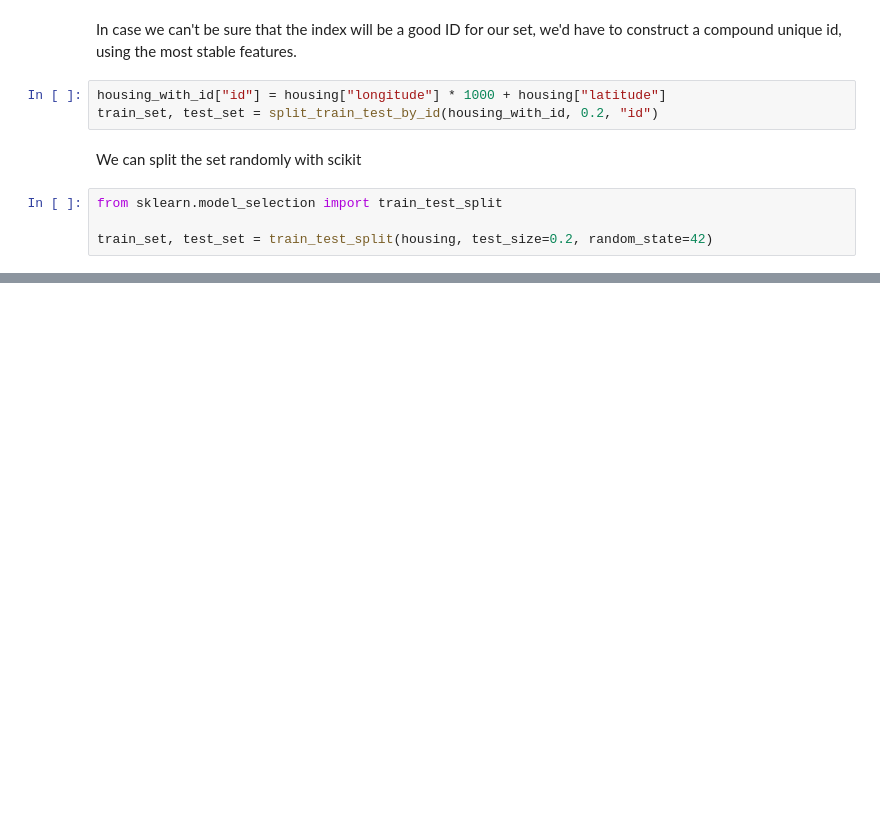
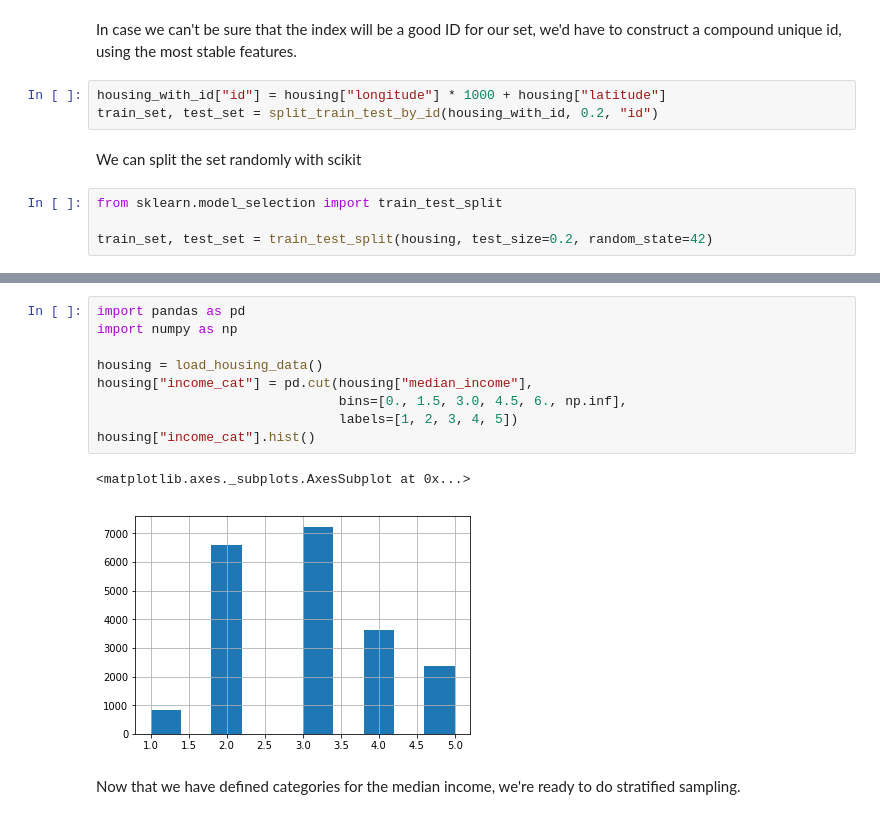
Before and after one commit to 0x5d/ml, a Jupyter notebook: hands-on-ml/housing.ipynb, the cells around one changed output, grey strips where cells are left out. Drawn from its saved outputs; the diff is of its cells as text; blank space fills up the shorter version.

Commit message:
Adds housing data exploration

```diff
--- a/hands-on-ml/housing.ipynb
+++ b/hands-on-ml/housing.ipynb
@@ -102,0 +112,14 @@ train_set, test_set = train_test_split(housing, test_size=0.2, random_state=42)
+# %%
+import pandas as pd
+import numpy as np
+
+housing = load_housing_data()
+housing["income_cat"] = pd.cut(housing["median_income"],
+                               bins=[0., 1.5, 3.0, 4.5, 6., np.inf],
+                               labels=[1, 2, 3, 4, 5])
+housing["income_cat"].hist()
+# %% [output]
+<matplotlib.axes._subplots.AxesSubplot at 0x...>
+[figure, added]
+# %% [markdown]
+Now that we have defined categories for the median income, we're ready to do stratified sampling.
```
Also changed, not shown: parts of 16 cells of this notebook.
